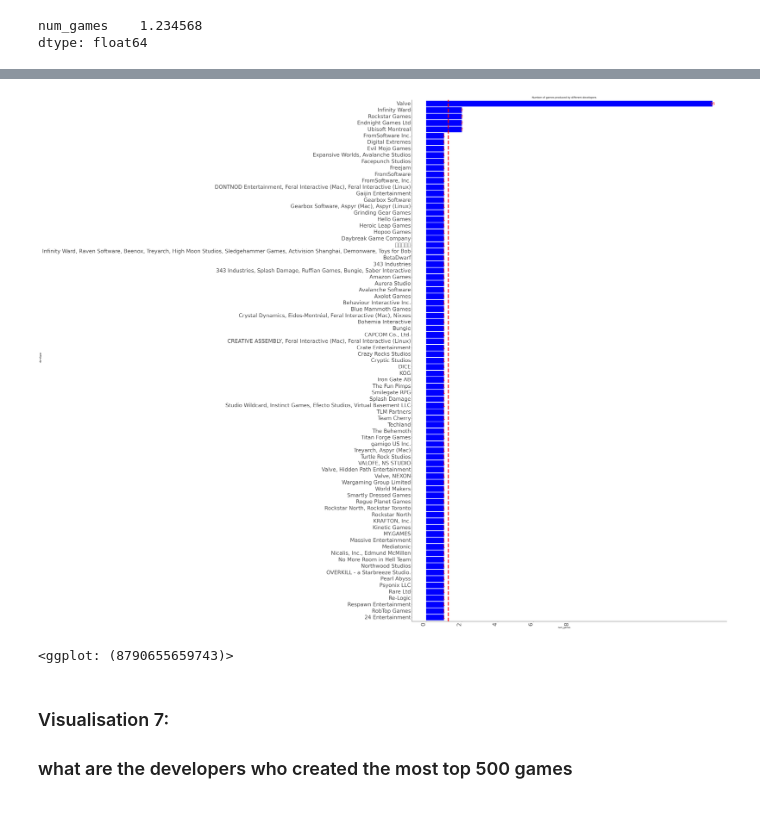
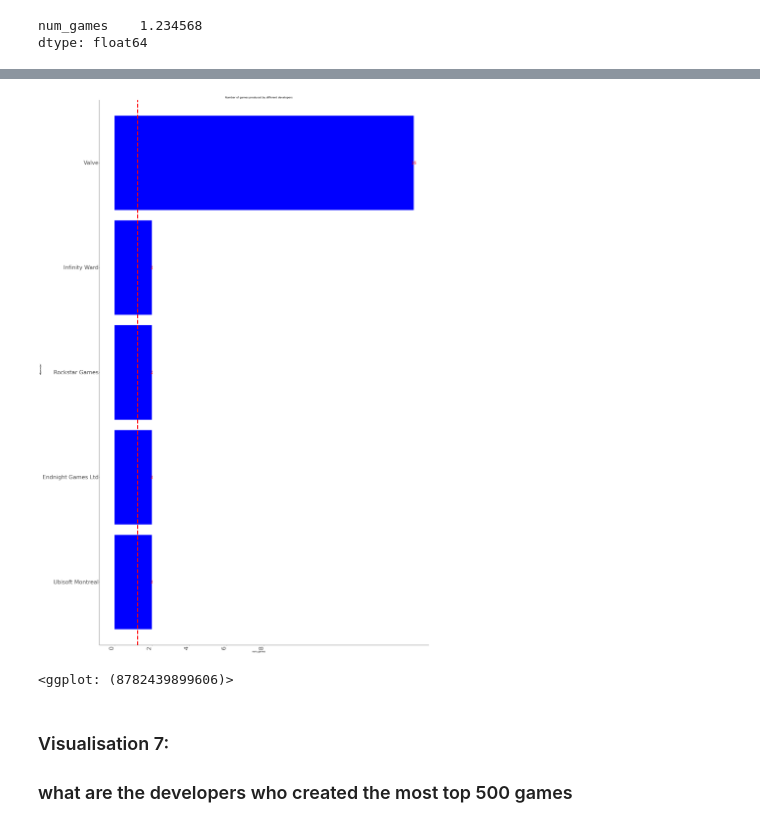
Before and after one commit to simondesh/DS105SuperStar, a Jupyter notebook: presentation/Pivoting.ipynb, the cells around one changed output, grey strips where cells are left out. Drawn from its saved outputs; the diff is of its cells as text; code cells hidden in the pictures.

```diff
--- a/presentation/Pivoting.ipynb
+++ b/presentation/Pivoting.ipynb
@@ -371,3 +383,16 @@ df_tmp_100_games.mean()
 # %% [output]
 num_games    1.234568
 dtype: float64
+# %%
+groupby_columns = ['developer']
+
+df_tmp_selected_100_games = (
+    df_games_100
+    .groupby(groupby_columns)['appid']
+    .nunique()
+    .reset_index(name='num_games')
+    .sort_values(by='num_games', ascending=True)
+    .query('num_games >= 2')
+)
+
+df_tmp_selected_100_games.tail(5)
@@ -374,25 +406,25 @@ dtype: float64
 # %%
 #| echo: false
-#| label: H2/V2/plot
+#| label: H2/V2
 #| fig-cap: "What is the developer that produce the most 100 games"
 
-g_6 = ggplot(df_tmp_100_games, aes(x='developer', y='num_games')) +\
+g_6 = ggplot(df_tmp_selected_100_games, aes(x='developer', y='num_games')) +\
       geom_bar(stat='identity', fill='blue') +\
       labs(title='Number of games produced by different developers', x='developer', y='num_games') +\
       theme_classic() +\
       theme(axis_text_x=element_text(angle=90, hjust=1), figure_size=(30, 50)) +\
       coord_flip() +\
-      scale_x_discrete(limits=df_tmp_100_games['developer'].tolist())+\
+      scale_x_discrete(limits=df_tmp_selected_100_games['developer'].tolist())+\
       geom_text(aes(label='num_games'), size=20, color='red')+\
       scale_y_continuous(breaks=range(0, 10, 2)) +\
       geom_hline(yintercept=1.2345685, linetype='dashed', color='red', size =3) +\
       theme(axis_text_y=element_text(size=28)) +\
       theme(axis_text_x=element_text(size = 30))
 
 g_6
 # %% [output]
-[figure, old version]
+[figure, new version]
-<ggplot: (8790655659743)>
+<ggplot: (8782439899606)>
 # %% [markdown]
 ### Visualisation 7:
 ### what are the developers who created the most top 500 games
```
Also changed, not shown: parts of 6 cells of this notebook, 1 other file.
